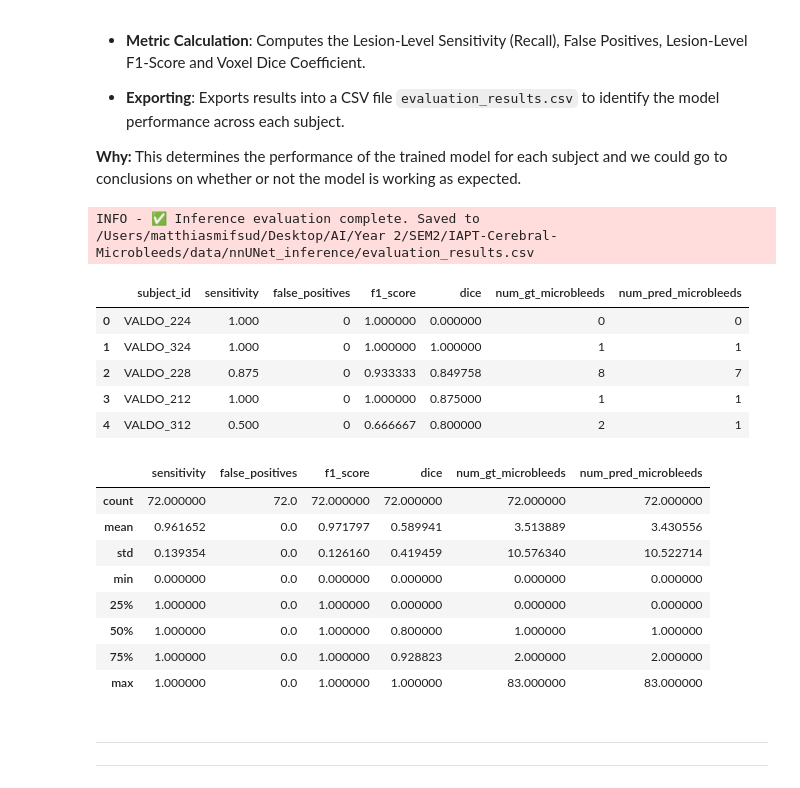
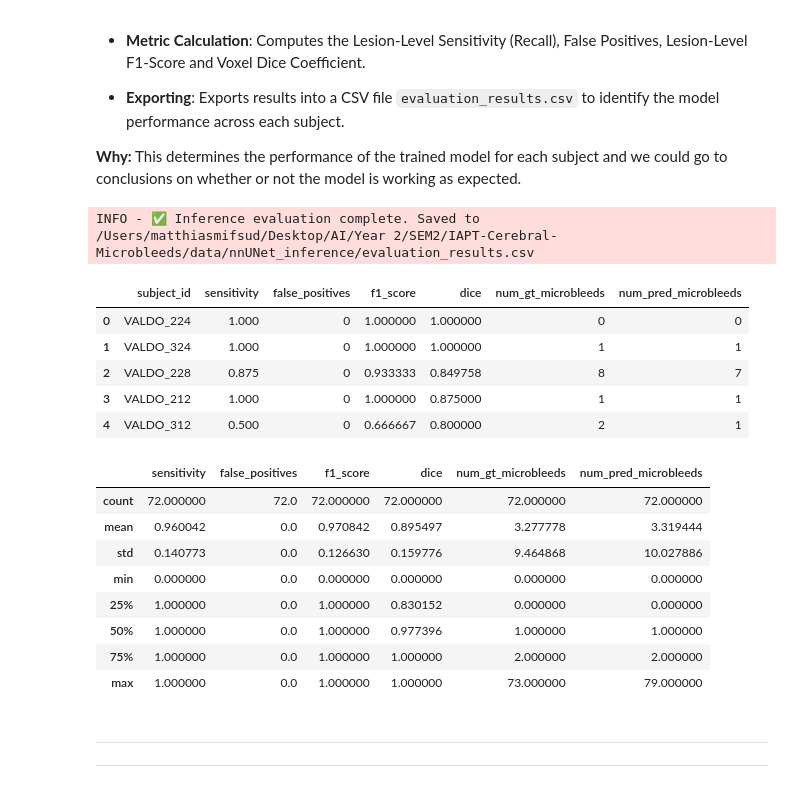
Before and after one commit to MatthiasMifsud/IAPT-Cerebral-Microbleeds, a Jupyter notebook: notebooks/iapt.ipynb, the cells around one changed output. Saved outputs shown, nothing was run; the diff lists cells and outputs as text; code cells hidden in the pictures.

```diff
--- a/notebooks/iapt.ipynb
+++ b/notebooks/iapt.ipynb
@@ -689,8 +689,8 @@ INFO - done with VALDO_327
 
 **Why:** This determines the performance of the trained model for each subject and we could go to conclusions on whether or not the model is working as expected.
 # %%
-def evaluate_subject(actual_lbl_path: Path):
-    true_filename = actual_lbl_path.name
+def evaluate_subject(gt_lbl_path: Path):
+    true_filename = gt_lbl_path.name
     pred_lbl_path = INFERENCE_OUTPUT_PATH / true_filename
     sub_id = true_filename.replace(DATA_TYPE, "")
 
@@ -705,41 +705,63 @@ def evaluate_subject(actual_lbl_path: Path):
             "num_gt_microbleeds": None,
             "num_pred_microbleeds": None
         }
-        return
 
-    actual_lbl_img = nib.load(actual_lbl_path)
-    actual_data = actual_lbl_img.get_fdata() > 0 # array test data label mask
+    # 3d connectivity
+    structure = np.ones((3, 3, 3), dtype=np.uint8)
 
+    gt_lbl_img = nib.load(gt_lbl_path)
     pred_lbl_img = nib.load(pred_lbl_path)
-    pred_data = pred_lbl_img.get_fdata() > 0 # array prediction label mask
+
+    gt_data = (gt_lbl_img.get_fdata() > 0) # array test data label mask
+    pred_data = (pred_lbl_img.get_fdata() > 0) # array prediction label mask
+
+    if not np.allclose(gt_lbl_img.affine, pred_lbl_img.affine):
+        logger.warning(f"⚠️ Affine mismatch for subject {sub_id}")
 
     # connected components extraction
-    actual_labeled, actual_num = label(actual_data)
-    pred_labeled, pred_num = label(pred_data)
+    gt_labeled, gt_num = label(gt_data, structure=structure)
+    pred_labeled, pred_num = label(pred_data, structure=structure)
 
     # lesion level sensitivity (recall)
-    overlap_true_lbl = np.unique(actual_labeled[pred_data])
+    overlap_true_lbl = np.unique(gt_labeled[pred_data])
     overlap_true_lbl = overlap_true_lbl[overlap_true_lbl > 0] # including only the microbleeds (no background)
 
     detected_true_count = len(overlap_true_lbl) # good predictions
-    ll_sens = detected_true_count / actual_num if actual_num > 0 else 1.0 # recall
+    ll_sens = detected_true_count / gt_num if gt_num > 0 else 1.0 # recall
 
     # false positive calc
-    overlap_pred_lbl = np.unique(pred_labeled[actual_data])
+    overlap_pred_lbl = np.unique(pred_labeled[gt_data])
     overlap_pred_lbl = overlap_pred_lbl[overlap_pred_lbl > 0] # including only the microbleeds (no background)
 
     detected_pred_count = len(overlap_pred_lbl) # good predictions
     fp = pred_num - detected_pred_count
 
+    # precision
+    if pred_num == 0:
+        ll_prec = 1.0 if gt_num == 0 else 0.0
+    else:
+        ll_prec = detected_pred_count / pred_num
+
     # lesion level f1-score
-    ll_prec = detected_pred_count / pred_num if pred_num > 0 else 1.0
+    if (ll_prec + ll_sens) > 0:
+        ll_f1 = (2 * ll_prec * ll_sens) / (ll_prec + ll_sens)
+    else:
+        ll_f1 = 0.0
 
-    ll_f1 = (2 * ll_prec * ll_sens) / (ll_prec + ll_sens) if (ll_prec + ll_sens) > 0 else 0.0
-    if actual_num == 0 and pred_num == 0: ll_f1 = 1.0 # correctly predicting a negative case
+    # perfect negative case
+    if gt_num == 0 and pred_num == 0:
+        ll_f1 = 1.0
 
     # voxel calc
-    intersection = np.logical_and(actual_data, pred_data).sum()
-    vox_dice = (2.0 * intersection) / (actual_data.sum() + pred_data.sum() + 1e-6)
+    intersection = np.logical_and(gt_data, pred_data).sum()
+    gt_sum = gt_data.sum()
+    pred_sum = pred_data.sum()
+
+    if gt_sum == 0 and pred_sum == 0:
+        vox_dice = 1.0
+    else:
+        vox_dice = (2.0 * intersection) / (gt_sum + pred_sum + 1e-6)
+
 
     return {
         "subject_id": sub_id,
@@ -747,45 +769,45 @@ def evaluate_subject(actual_lbl_path: Path):
         "false_positives": fp,
         "f1_score": ll_f1,
         "dice": vox_dice,
-        "num_gt_microbleeds": actual_num,
+        "num_gt_microbleeds": gt_num,
         "num_pred_microbleeds": pred_num
     }
 
 def calc_and_save_eval():
     true_labels = get_files('label')
 
     eval_results = []
     for true_lbl in true_labels:
         result = evaluate_subject(true_lbl)
         if result is not None:
             eval_results.append(result)
 
     df = pd.DataFrame(eval_results)
     path = INFERENCE_OUTPUT_PATH / INFER_EVAL_FILE
     df.to_csv(path, index=False)
     logger.info(f"✅ Inference evaluation complete. Saved to {path}")
     return df
 
 df = calc_and_save_eval()
 display(df.head())
 display(df.describe())
 # %% [output]
 INFO - ✅ Inference evaluation complete. Saved to /Users/matthiasmifsud/Desktop/AI/Year 2/SEM2/IAPT-Cerebral-Microbleeds/data/nnUNet_inference/evaluation_results.csv
 |  | subject_id | sensitivity | false_positives | f1_score | dice | num_gt_microbleeds | num_pred_microbleeds |
-| 0 | VALDO_224 | 1.000 | 0 | 1.000000 | 0.000000 | 0 | 0 |
+| 0 | VALDO_224 | 1.000 | 0 | 1.000000 | 1.000000 | 0 | 0 |
 | 1 | VALDO_324 | 1.000 | 0 | 1.000000 | 1.000000 | 1 | 1 |
 | 2 | VALDO_228 | 0.875 | 0 | 0.933333 | 0.849758 | 8 | 7 |
 | 3 | VALDO_212 | 1.000 | 0 | 1.000000 | 0.875000 | 1 | 1 |
 | 4 | VALDO_312 | 0.500 | 0 | 0.666667 | 0.800000 | 2 | 1 |
 |  | sensitivity | false_positives | f1_score | dice | num_gt_microbleeds | num_pred_microbleeds |
 | count | 72.000000 | 72.0 | 72.000000 | 72.000000 | 72.000000 | 72.000000 |
-| mean | 0.961652 | 0.0 | 0.971797 | 0.589941 | 3.513889 | 3.430556 |
-| std | 0.139354 | 0.0 | 0.126160 | 0.419459 | 10.576340 | 10.522714 |
+| mean | 0.960042 | 0.0 | 0.970842 | 0.895497 | 3.277778 | 3.319444 |
+| std | 0.140773 | 0.0 | 0.126630 | 0.159776 | 9.464868 | 10.027886 |
 | min | 0.000000 | 0.0 | 0.000000 | 0.000000 | 0.000000 | 0.000000 |
-| 25% | 1.000000 | 0.0 | 1.000000 | 0.000000 | 0.000000 | 0.000000 |
-| 50% | 1.000000 | 0.0 | 1.000000 | 0.800000 | 1.000000 | 1.000000 |
-| 75% | 1.000000 | 0.0 | 1.000000 | 0.928823 | 2.000000 | 2.000000 |
-| max | 1.000000 | 0.0 | 1.000000 | 1.000000 | 83.000000 | 83.000000 |
+| 25% | 1.000000 | 0.0 | 1.000000 | 0.830152 | 0.000000 | 0.000000 |
+| 50% | 1.000000 | 0.0 | 1.000000 | 0.977396 | 1.000000 | 1.000000 |
+| 75% | 1.000000 | 0.0 | 1.000000 | 1.000000 | 2.000000 | 2.000000 |
+| max | 1.000000 | 0.0 | 1.000000 | 1.000000 | 73.000000 | 79.000000 |
 # %% [markdown]
 ##
 ---
```
Also changed, not shown: 7 other files.
